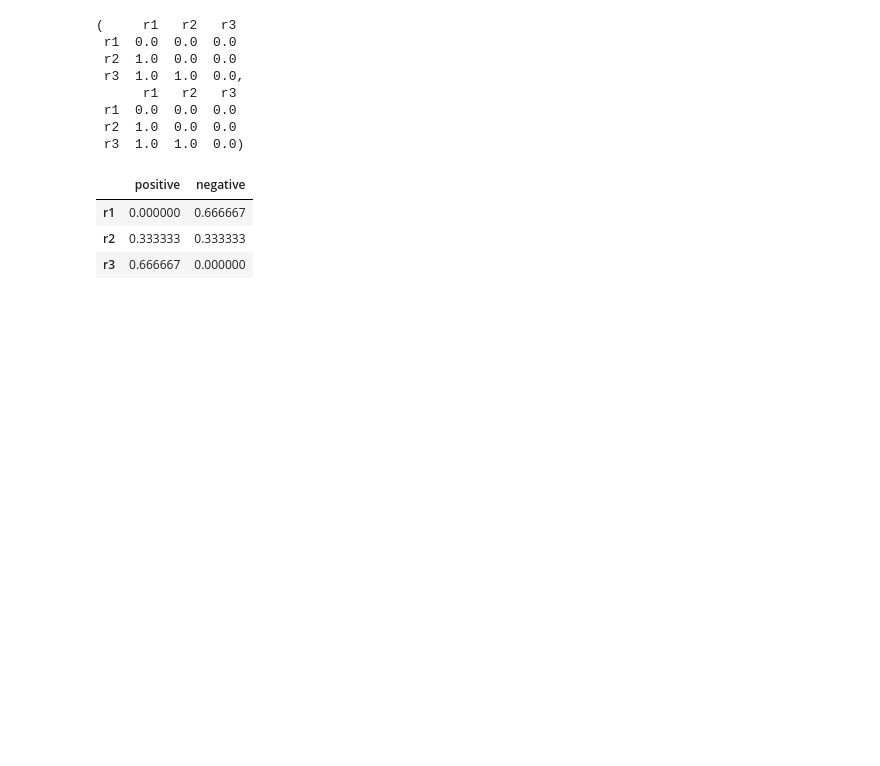
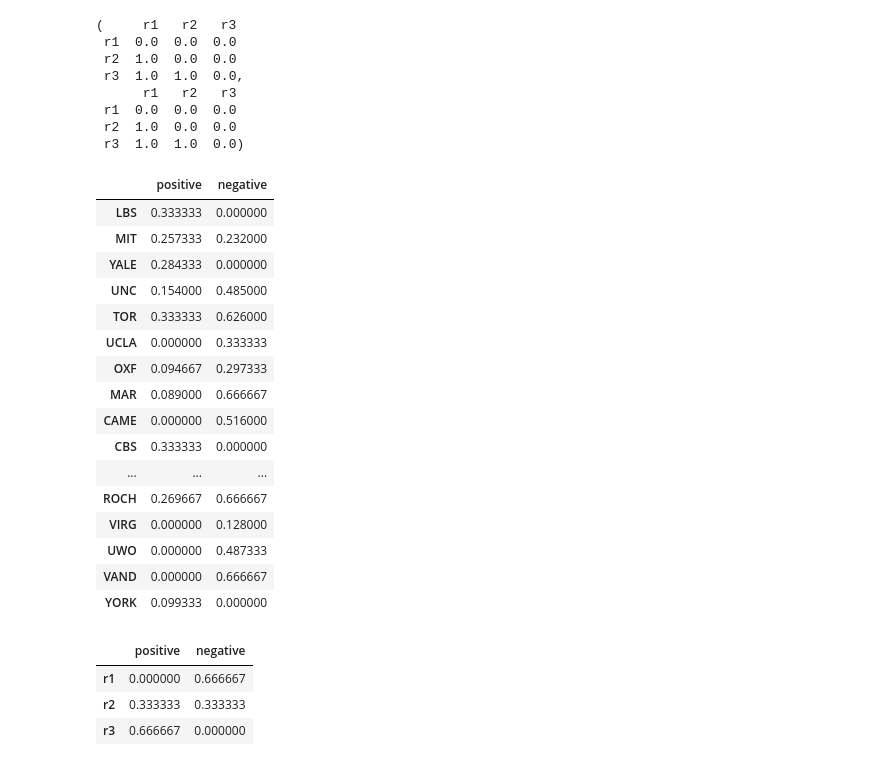
Before and after one commit to WAndraszyk/Construct-your-own-PROMETHEE-with-Python-for-MCDA, a Jupyter notebook: examples/CASESTUDIES_sort.ipynb, the cells around one changed output. Saved outputs shown, nothing was run; the diff lists cells and outputs as text; code cells hidden in the pictures; blank space fills up the shorter version.

```diff
--- a/examples/CASESTUDIES_sort.ipynb
+++ b/examples/CASESTUDIES_sort.ipynb
@@ -202,7 +234,26 @@ overall_preference_prof
 # %%
 
 
 flows_alter = calculate_promethee_outranking_flows(overall_preference, FlowType.PROMETHEE_I)
+flows_alter
+# %% [output]
+|  | positive | negative |
+| LBS | 0.333333 | 0.000000 |
+| MIT | 0.257333 | 0.232000 |
+| YALE | 0.284333 | 0.000000 |
+| UNC | 0.154000 | 0.485000 |
+| TOR | 0.333333 | 0.626000 |
+| UCLA | 0.000000 | 0.333333 |
+| OXF | 0.094667 | 0.297333 |
+| MAR | 0.089000 | 0.666667 |
+| CAME | 0.000000 | 0.516000 |
+| CBS | 0.333333 | 0.000000 |
+| ... | ... | ... |
+| ROCH | 0.269667 | 0.666667 |
+| VIRG | 0.000000 | 0.128000 |
+| UWO | 0.000000 | 0.487333 |
+| VAND | 0.000000 | 0.666667 |
+| YORK | 0.099333 | 0.000000 |
 # %%
 
 
```
Also changed, not shown: parts of 6 cells of this notebook.
